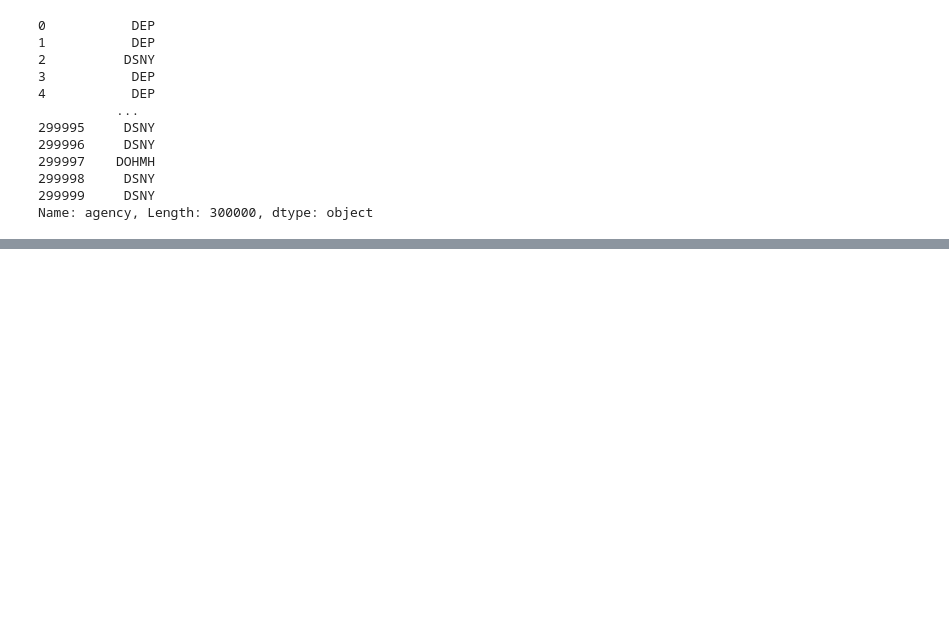
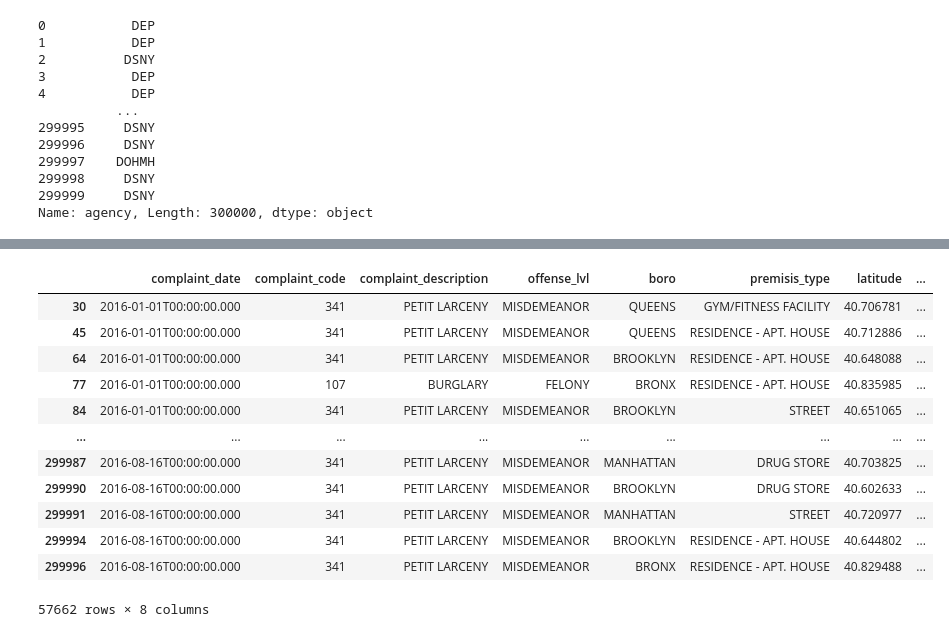
Before and after one commit to boada/inspectorAI, a Jupyter notebook: 02. EDA.ipynb, the cells around one changed output, grey strips where cells are left out. Saved outputs shown, nothing was run; the diff lists cells and outputs as text; code cells hidden in the pictures; blank space fills up the shorter version.

```diff
--- a/02. EDA.ipynb
+++ b/02. EDA.ipynb
@@ -369,3 +369,7 @@ threeoneone.agency
 299998     DSNY
 299999     DSNY
 Name: agency, Length: 300000, dtype: object
+# %%
+nypd = pd.read_csv('./data/nypd.csv')
+# %%
+nypd.dropna(inplace=True)
@@ -371,0 +420,18 @@ Name: agency, Length: 300000, dtype: object
+# %%
+searchfor =  ['BURGLARY', 'PETIT LARCENY']
+
+nypd[nypd.complaint_description.str.contains('|'.join(searchfor))]
+# %% [output]
+|  | complaint_date | complaint_code | complaint_description | offense_lvl | boro | premisis_type | latitude | ... |
+| 30 | 2016-01-01T00:00:00.000 | 341 | PETIT LARCENY | MISDEMEANOR | QUEENS | GYM/FITNESS FACILITY | 40.706781 | ... |
+| 45 | 2016-01-01T00:00:00.000 | 341 | PETIT LARCENY | MISDEMEANOR | QUEENS | RESIDENCE - APT. HOUSE | 40.712886 | ... |
+| 64 | 2016-01-01T00:00:00.000 | 341 | PETIT LARCENY | MISDEMEANOR | BROOKLYN | RESIDENCE - APT. HOUSE | 40.648088 | ... |
+| 77 | 2016-01-01T00:00:00.000 | 107 | BURGLARY | FELONY | BRONX | RESIDENCE - APT. HOUSE | 40.835985 | ... |
+| 84 | 2016-01-01T00:00:00.000 | 341 | PETIT LARCENY | MISDEMEANOR | BROOKLYN | STREET | 40.651065 | ... |
+| ... | ... | ... | ... | ... | ... | ... | ... | ... |
+| 299987 | 2016-08-16T00:00:00.000 | 341 | PETIT LARCENY | MISDEMEANOR | MANHATTAN | DRUG STORE | 40.703825 | ... |
+| 299990 | 2016-08-16T00:00:00.000 | 341 | PETIT LARCENY | MISDEMEANOR | BROOKLYN | DRUG STORE | 40.602633 | ... |
+| 299991 | 2016-08-16T00:00:00.000 | 341 | PETIT LARCENY | MISDEMEANOR | MANHATTAN | STREET | 40.720977 | ... |
+| 299994 | 2016-08-16T00:00:00.000 | 341 | PETIT LARCENY | MISDEMEANOR | BROOKLYN | RESIDENCE - APT. HOUSE | 40.644802 | ... |
+| 299996 | 2016-08-16T00:00:00.000 | 341 | PETIT LARCENY | MISDEMEANOR | BRONX | RESIDENCE - APT. HOUSE | 40.829488 | ... |
+57662 rows × 8 columns
```
Also changed, not shown: parts of 4 cells of this notebook.
